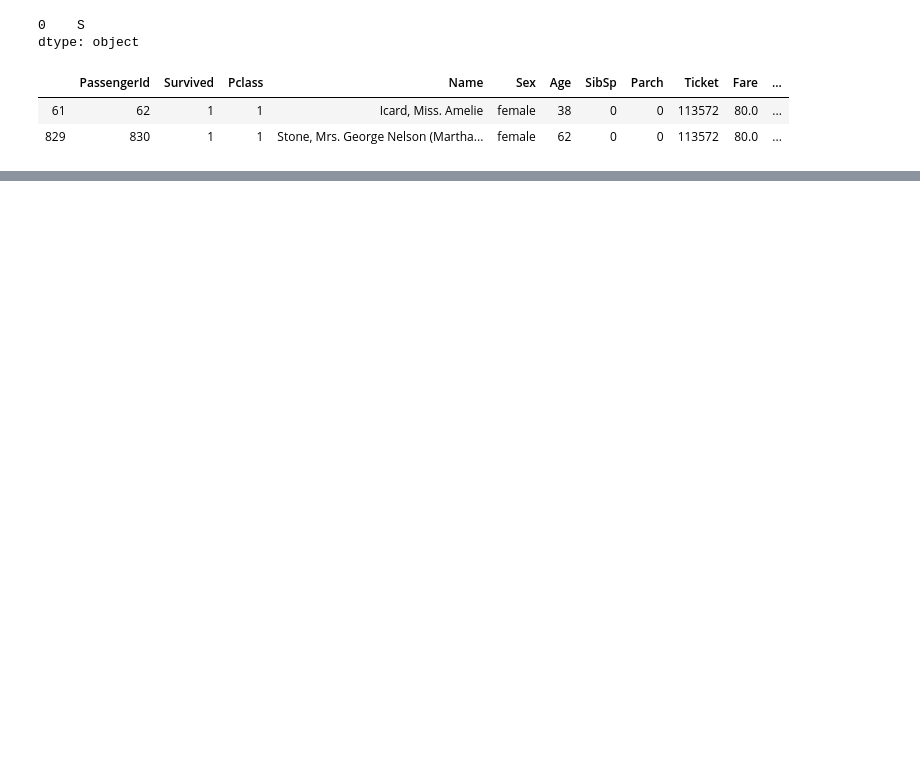
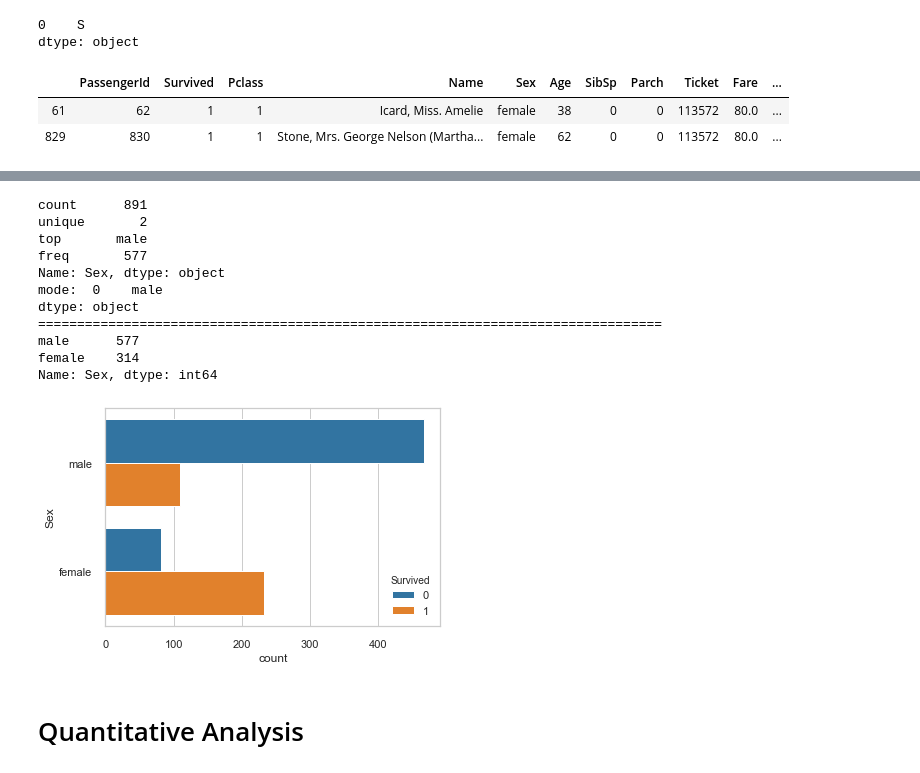
Before and after one commit to rajgupta-github/MachineLearning-with-Python, a Jupyter notebook: exploratory_data_analysis/Titanic/TitanicEDAFromMedium.ipynb, the cells around one changed output, grey strips where cells are left out. Cells and saved outputs as stored; diff of their text form; code cells hidden in the pictures; blank space fills up the shorter version.

```diff
--- a/exploratory_data_analysis/Titanic/TitanicEDAFromMedium.ipynb
+++ b/exploratory_data_analysis/Titanic/TitanicEDAFromMedium.ipynb
@@ -103,0 +172,18 @@ train_df[train_df.Embarked.isna()]
+# %%
+# Feature Variable: Gender
+categorical_summarized(train_df, y = 'Sex', hue='Survived', palette=c_palette)
+# %% [output]
+count      891
+unique       2
+top       male
+freq       577
+Name: Sex, dtype: object
+mode:  0    male
+dtype: object
+================================================================================
+male      577
+female    314
+Name: Sex, dtype: int64
+[figure, added]
+# %% [markdown]
+# Quantitative Analysis
```
Also changed, not shown: parts of 33 cells of this notebook, 2 other files.
